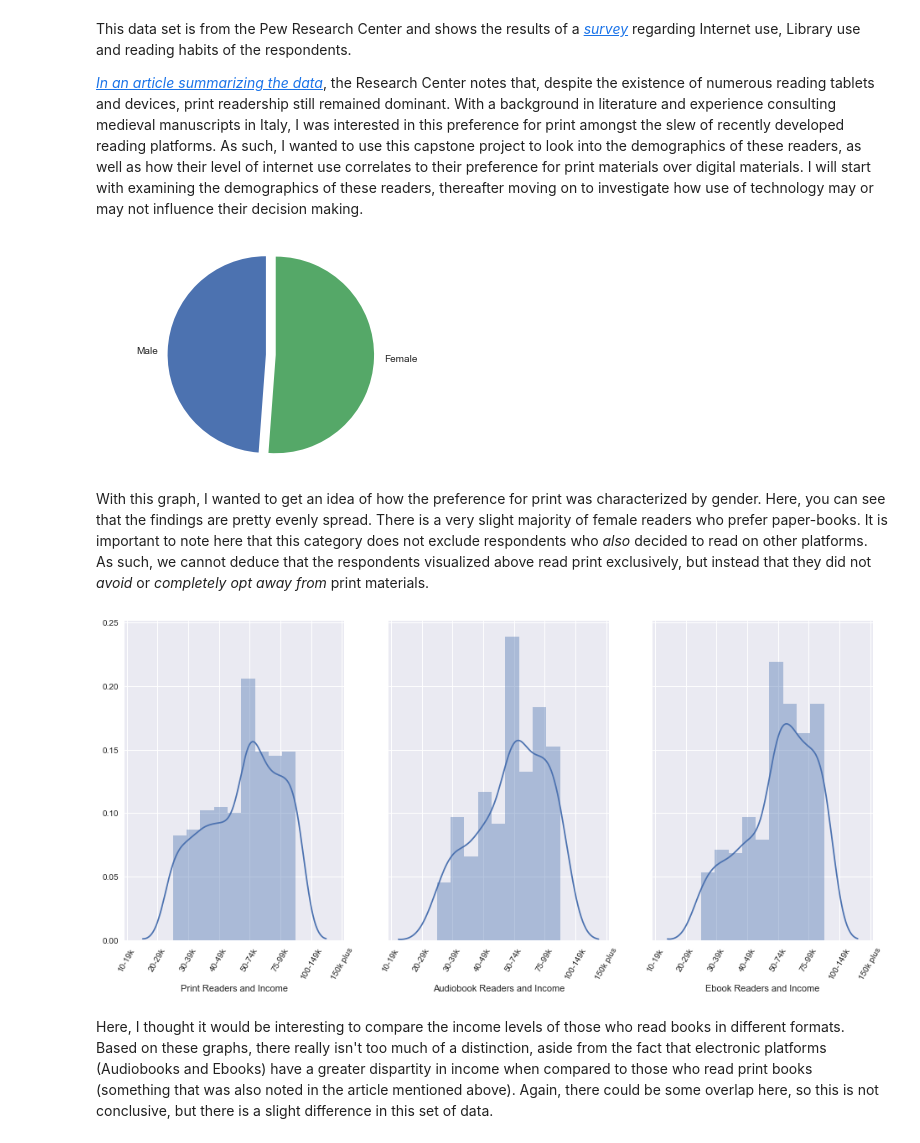
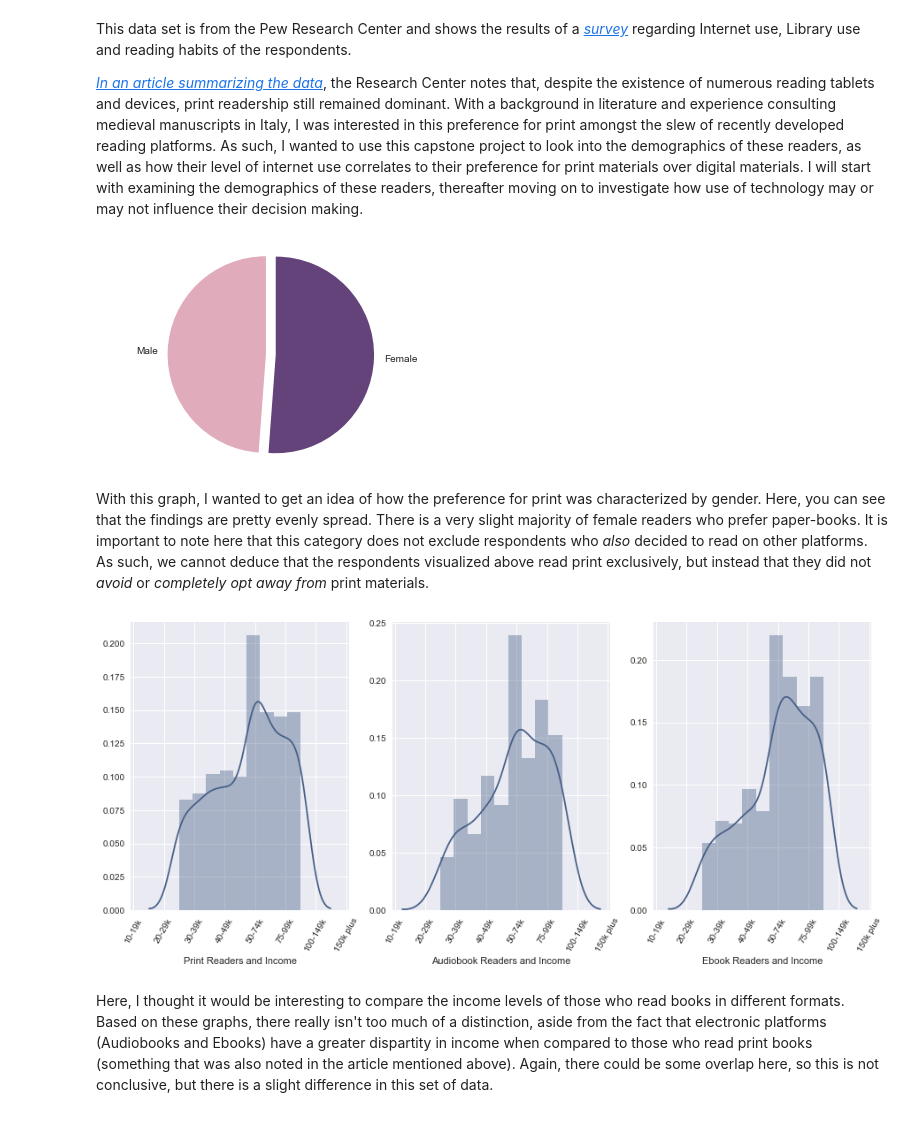
Before and after one commit to Begecky/Pre-Bootcamp-Materials, a Jupyter notebook: Capstone Draft #1.ipynb, the cells around one changed output. Saved outputs shown, nothing was run; the diff lists cells and outputs as text; code cells hidden in the pictures.

```diff
--- a/Capstone Draft #1.ipynb
+++ b/Capstone Draft #1.ipynb
@@ -68,11 +98,12 @@ infostatus = (all_data.where((all_data.q4 == 1) | (all_data.q4 == 2))).dropna()
 gender_breakdown = prints.groupby('sex').agg('count').reset_index()
 explode = (0, 0.1)
 
-plt.pie(gender_breakdown.books2a, explode = explode, labels = ['Male', 'Female'], startangle=90)
+plt.pie(gender_breakdown.books2a, explode = explode, labels = ['Male', 'Female'],
+        colors = ['#e0abba', '#634379'], startangle=90)
 plt.axis('equal')
 plt.show()
 # %% [output]
-[figure, old version]
+[figure, new version]
 # %% [markdown]
 With this graph, I wanted to get an idea of how the preference for print was characterized by gender.  Here, you can see that the findings are pretty evenly spread.  There is a very slight majority of female readers who prefer paper-books.  It is important to note here that this category does not exclude respondents who *also* decided to read on other platforms. As such, we cannot deduce that the respondents visualized above read print exclusively, but instead that they did not *avoid* or *completely opt away from* print materials.
 # %%
@@ -94,19 +125,25 @@ theta_2 = pd.DataFrame(theta)
 zeta = e.merge(f)
 zeta_2 = pd.DataFrame(zeta)
 # %%
-f, (ax1, ax2, ax3) = plt.subplots(1, 3, figsize = (16, 7), sharex = True, sharey = True)
+f, (ax1, ax2, ax3) = plt.subplots(1, 3, figsize = (15, 6), sharex = True, sharey = False)
+
+sns.distplot(beta_2.inc, ax = ax1, bins = 9, color = '#465f86',
+             axlabel = "Print Readers and Income").set_xticklabels(['< 10k',
+             '10-19k', '20-29k', '30-39k', '40-49k', '50-74k', '75-99k',
+             '100-149k', '150k plus'], rotation = 60)
+
+sns.distplot(theta_2.inc, ax = ax2, bins = 9, color = '#465f86',
+             axlabel = "Audiobook Readers and Income").set_xticklabels(['< 10k',
+            '10-19k', '20-29k', '30-39k', '40-49k', '50-74k', '75-99k',
+            '100-149k', '150k plus'], rotation = 60)
 
 
-sns.distplot(beta_2.inc, ax = ax1, bins = 9, axlabel = "Print Readers and Income").set_xticklabels(['< 10k', '10-19k', '20-29k', '30-39k', '40-49k', '50-74k', '75-99k', '100-149k', '150k plus'], rotation = 60)
-
-
-sns.distplot(theta_2.inc, ax = ax2, bins = 9, axlabel = "Audiobook Readers and Income").set_xticklabels(['< 10k', '10-19k', '20-29k', '30-39k', '40-49k', '50-74k', '75-99k', '100-149k', '150k plus'], rotation = 60)
-
-
-sns.distplot(zeta_2.inc, ax = ax3, bins = 9, axlabel = "Ebook Readers and Income").set_xticklabels(['< 10k', '10-19k', '20-29k', '30-39k', '40-49k', '50-74k', '75-99k', '100-149k', '150k plus'], rotation = 60)
-
+sns.distplot(zeta_2.inc, ax = ax3, bins = 9, color = '#465f86',
+             axlabel = "Ebook Readers and Income").set_xticklabels(['< 10k',
+            '10-19k', '20-29k', '30-39k', '40-49k', '50-74k', '75-99k',
+            '100-149k', '150k plus'], rotation = 60)
 plt.show()
 # %% [output]
-[figure, old version]
+[figure, new version]
 # %% [markdown]
 Here, I thought it would be interesting to compare the income levels of those who read books in different formats.  Based on these graphs, there really isn't too much of a distinction, aside from the fact that electronic platforms (Audiobooks and Ebooks) have a greater dispartity in income when compared to those who read print books (something that was also noted in the article mentioned above).  Again, there could be some overlap here, so this is not conclusive, but there is a slight difference in this set of data.
```
Also changed, not shown: parts of 18 cells of this notebook.
